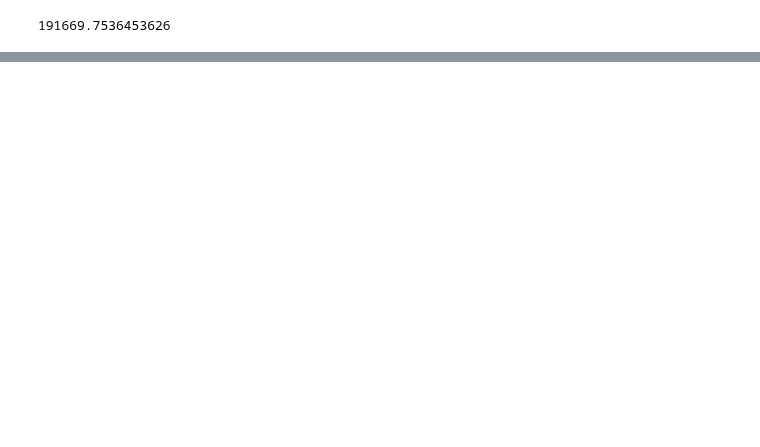
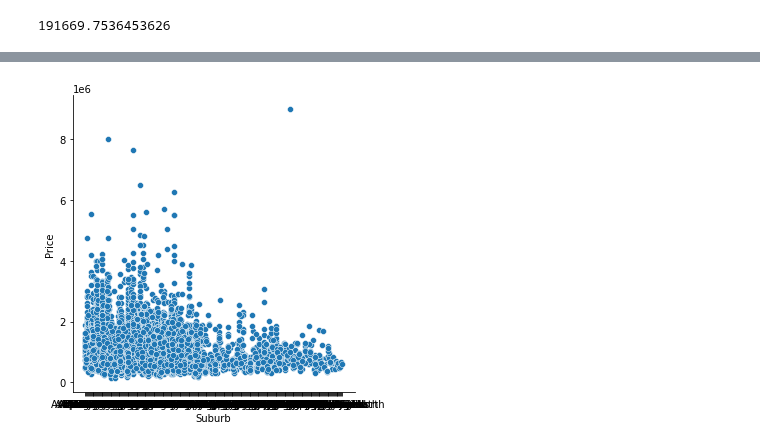
Before and after one commit to YatkinK/ml_models_tutorial, a Jupyter notebook: tutorial_houses_random_forest.ipynb, the cells around one changed output, grey strips where cells are left out. Drawn from its saved outputs; the diff is of its cells as text; code cells hidden in the pictures; blank space fills up the shorter version.

```diff
--- a/tutorial_houses_random_forest.ipynb
+++ b/tutorial_houses_random_forest.ipynb
@@ -39,0 +194,4 @@ print(mean_absolute_error(val_y, melb_preds))
+# %%
+sns.relplot(x="Suburb", y="Price", data=melbourne_data);
+# %% [output]
+[figure, added]
```
Also changed, not shown: parts of 22 cells of this notebook, 1 other file.
